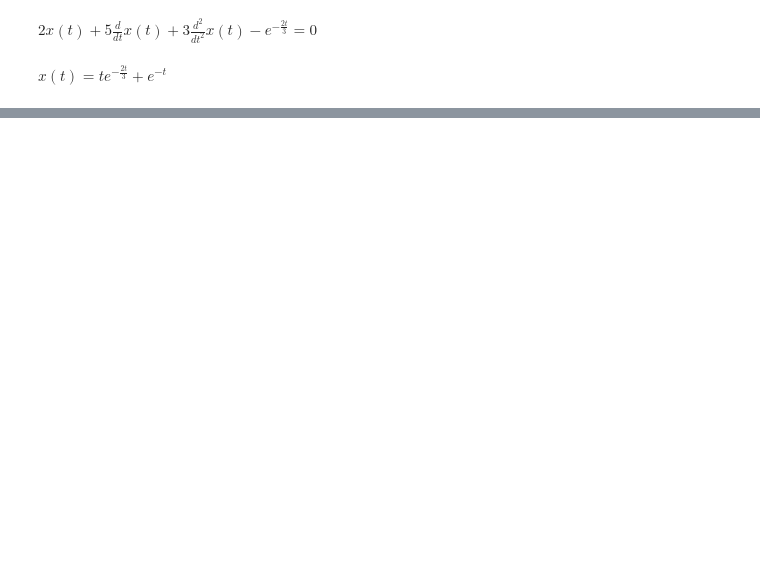
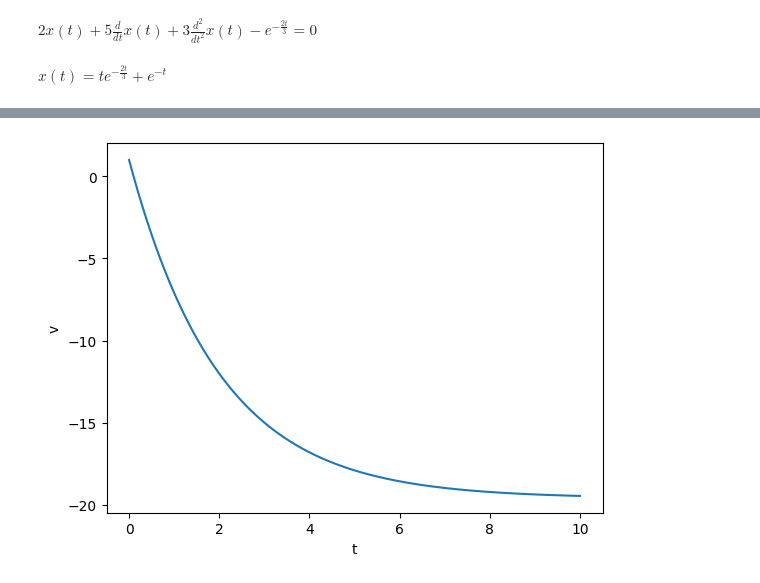
Before and after one commit to Gimgachad/Pyproj, a Jupyter notebook: Computational_project_1.ipynb, the cells around one changed output, grey strips where cells are left out. Saved outputs shown, nothing was run; the diff lists cells and outputs as text; code cells hidden in the pictures; blank space fills up the shorter version.

```diff
--- a/Computational_project_1.ipynb
+++ b/Computational_project_1.ipynb
@@ -346,0 +370,22 @@ $\displaystyle x{\left(t \right)} = t e^{- \frac{2 t}{3}} + e^{- t}$
+# %%
+# (b) Damped kinematic equstion v'(t) = -g - (gamma/m)v(t), v(0)=1, m=1, gamma=.5, g=9.8
+# or v'(t) =  -9.8 - 0.5v(t), v(0)=1
+
+from ode_casilab import solve_rk4
+import numpy as np
+import matplotlib.pyplot as plt
+
+def ode_5_b(t, v):
+    return -9.8 - 0.5*v
+
+t = np.linspace(0,10,1000)
+v0 = [1]
+
+sol = solve_rk4(ode_5_b, t, v0)
+#print(sol)
+plt.plot(t,sol)
+plt.xlabel('t')
+plt.ylabel('v')
+plt.show()
+# %% [output]
+[figure, added]
```
Also changed, not shown: parts of 30 cells of this notebook.
